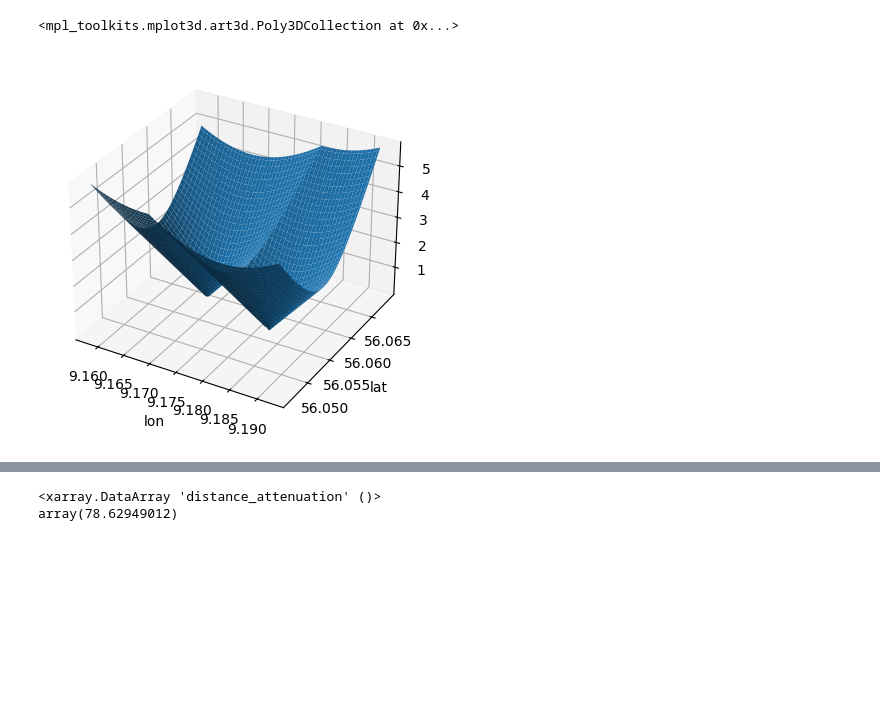
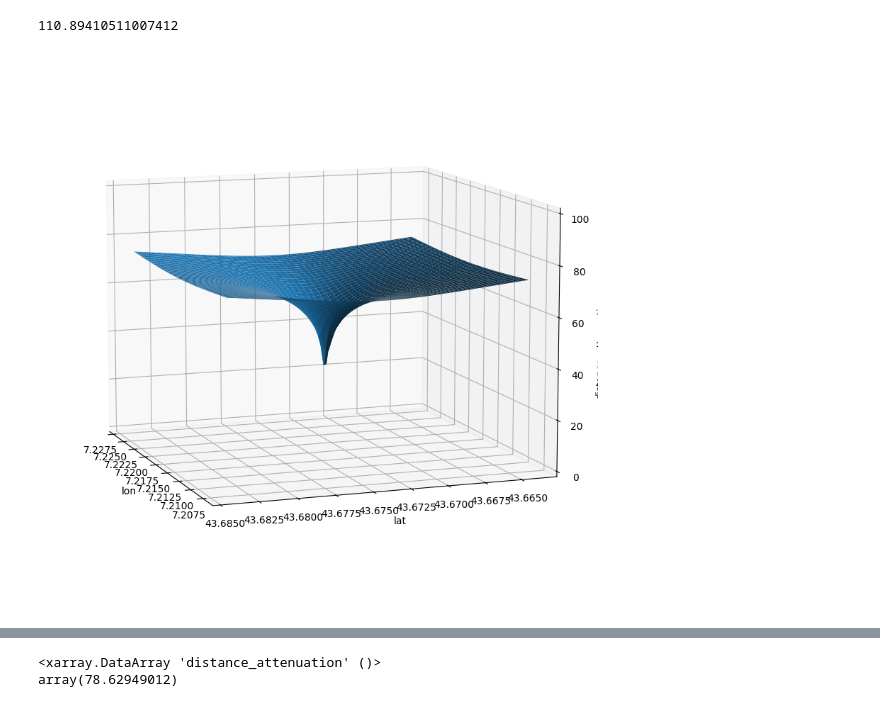
Before and after one commit to nmcdtu/windwhisper, a Jupyter notebook: dev/generate_noise_map.ipynb, the cells around one changed output, grey strips where cells are left out. Drawn from its saved outputs; the diff is of its cells as text; code cells hidden in the pictures; blank space fills up the shorter version.

```diff
--- a/dev/generate_noise_map.ipynb
+++ b/dev/generate_noise_map.ipynb
@@ -86,6 +83,21 @@ ax.view_init(azim=160, elev=10)
+# %%
+wt.noise_map.haversine_distances.min()
+# %% [output]
+110.89410511007412
 # %%
-wt.noise_map.noise_attenuation.atmospheric_absorption.plot.surface()
+import numpy as np
+import matplotlib.pyplot as plt
+
+from mpl_toolkits.mplot3d import Axes3D
+
+fig = plt.figure(figsize=(10, 10))
+ax = fig.add_subplot(111, projection='3d')
+ax.set_zlim(0, 100)
+
+wt.noise_map.noise_attenuation.distance_attenuation.plot.surface()
+
+# Set the azimuth and elevation angles
+ax.view_init(azim=160, elev=10)
 # %% [output]
-<mpl_toolkits.mplot3d.art3d.Poly3DCollection at 0x...>
-[figure, old version]
+[figure, new version]
 # %%
```
Also changed, not shown: parts of 7 cells of this notebook, 7 other files.
